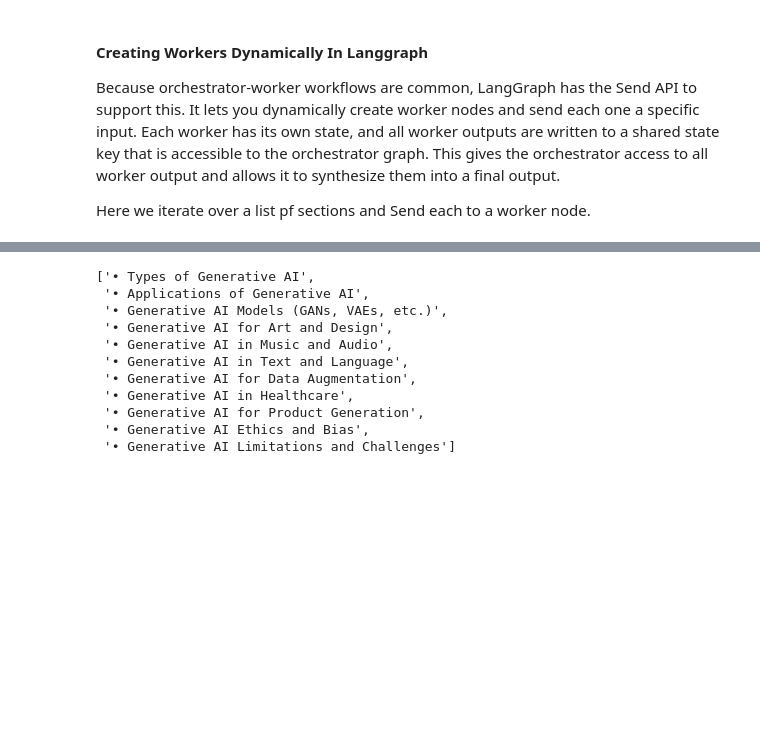
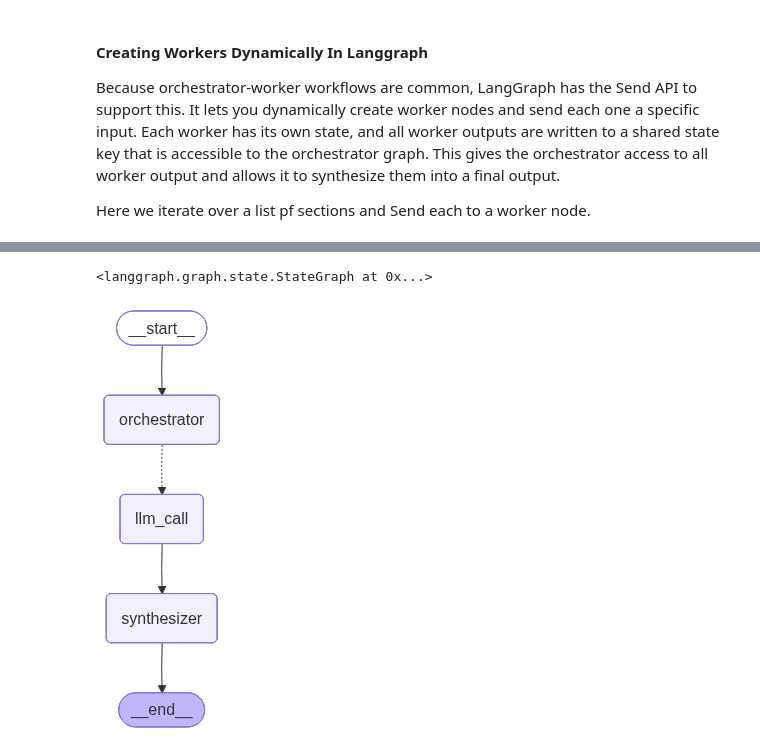
Before and after one commit to NarnindiMounica/Agentic_AI, a Jupyter notebook: Different_Workflows_In_Langgraph/orchestrator_worker.ipynb, the cells around one changed output, grey strips where cells are left out. Saved outputs shown, nothing was run; the diff lists cells and outputs as text; code cells hidden in the pictures; blank space fills up the shorter version.

Commit message:
orchestrator-worker working model

```diff
--- a/Different_Workflows_In_Langgraph/orchestrator_worker.ipynb
+++ b/Different_Workflows_In_Langgraph/orchestrator_worker.ipynb
@@ -50,9 +50,9 @@ from operator import add
 
 class State(BaseModel):
     topic:str #Report Topic
-    sections: List[Section] #List of report sections
-    completed_sections: Annotated[list, operator.add] # all workers write to this key parallely
-    final_report: str #final report
+    sections: List[Section] = []#List of report sections
+    completed_sections: Annotated[List, operator.add] # all workers write to this key parallely
+    final_report: str ="" #final report
 
 #worker state
 
@@ -76,24 +112,23 @@ SyntaxError: invalid syntax (4208119049.py, line 11)
 # %%
+#build workflow
 
-y
+orchestrator_worker_builder = StateGraph(State)
+
+#adding nodes and edges
+
+orchestrator_worker_builder.add_node("orchestrator", orchestrator)
+orchestrator_worker_builder.add_node("llm_call", llm_call)
+orchestrator_worker_builder.add_node("synthesizer", synthesizer)
+
+orchestrator_worker_builder.add_edge(START, "orchestrator")
+orchestrator_worker_builder.add_conditional_edges("orchestrator", assign_workers, ['llm_call'])
+orchestrator_worker_builder.add_edge("llm_call", "synthesizer")
+orchestrator_worker_builder.add_edge("synthesizer", END)
 # %% [output]
-['• Types of Generative AI',
- '• Applications of Generative AI',
- '• Generative AI Models (GANs, VAEs, etc.)',
- '• Generative AI for Art and Design',
- '• Generative AI in Music and Audio',
- '• Generative AI in Text and Language',
- '• Generative AI for Data Augmentation',
- '• Generative AI in Healthcare',
- '• Generative AI for Product Generation',
- '• Generative AI Ethics and Bias',
- '• Generative AI Limitations and Challenges']
+<langgraph.graph.state.StateGraph at 0x...>
 # %%
-class actor(TypedDict):
-    name:str
-    gender:str
-
-class movie(TypedDict):
-    title:str
-    actors:List[actor]
+orchestrator_graph = orchestrator_worker_builder.compile()
+orchestrator_graph
+# %% [output]
+[figure, added]
 # %%
```
Also changed, not shown: parts of 3 cells of this notebook.
